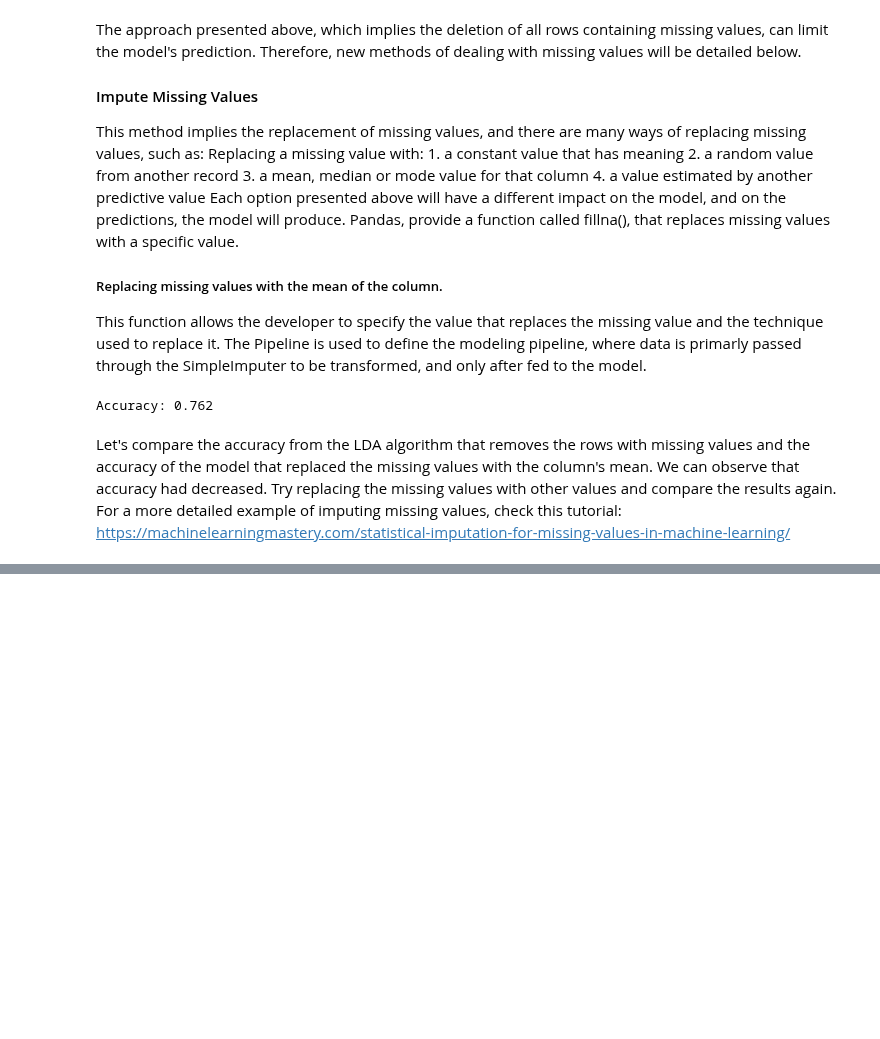
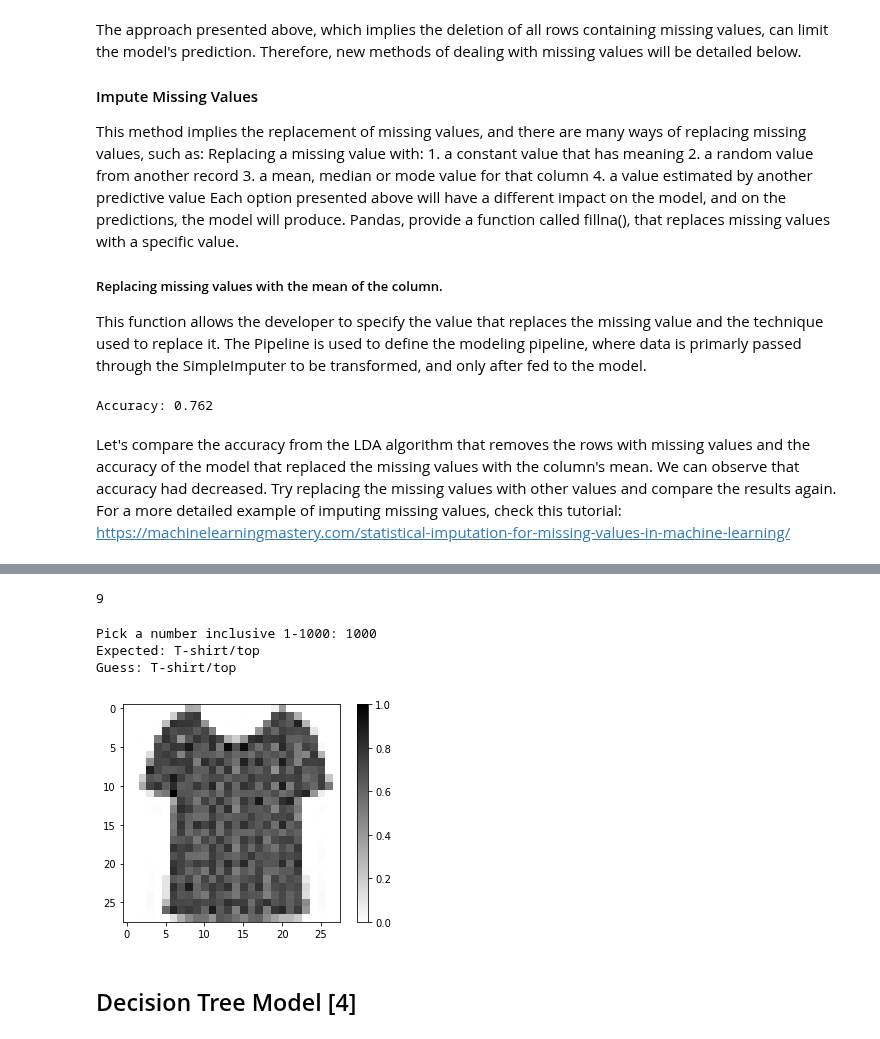
Before and after one commit to DoraTheodora/MachineLearning-Tutorial, a Jupyter notebook: CA2-Data Preprocessing and Algorithms.ipynb, the cells around one changed output, grey strips where cells are left out. Cells and saved outputs as stored; diff of their text form; code cells hidden in the pictures; blank space fills up the shorter version.

```diff
--- a/CA2-Data Preprocessing and Algorithms.ipynb
+++ b/CA2-Data Preprocessing and Algorithms.ipynb
@@ -280,0 +337,6 @@ Try replacing the missing values with other values and compare the results again
+# %%
+model.compile(optimizer='adam',
+              loss='sparse_categorical_crossentropy',
+              metrics=['accuracy'])
+# %%
+model.fit(train_images, train_labels, epochs=10)
@@ -280,0 +395,37 @@ Try replacing the missing values with other values and compare the results again
+# %%
+np.argmax(predictions[0])
+# %% [output]
+9
+# %%
+COLOR = 'white'
+plt.rcParams['text.color'] = COLOR
+plt.rcParams['axes.labelcolor'] = COLOR
+
+def predict(model, image, correct_label):
+    class_names = ['T-shirt/top', 'Trouser', 'Pullover', 'Dress', 'Coat',
+               'Sandal', 'Shirt', 'Sneaker', 'Bag', 'Ankle boot']
+    prediction = model.predict(np.array([image]))
+    predicted_class = class_names[np.argmax(prediction)]
+    show_image(image, class_names[correct_label], predicted_class)
+
+
+def show_image(img, label, guess):
+    plt.figure()
+    plt.imshow(img, cmap=plt.cm.binary)
+    print("Expected: " + label)
+    print("Guess: " + guess)
+    plt.colorbar()
+    plt.grid(False)
+    plt.show()
+
+num = int(input("Pick a number inclusive 1-1000: "))
+image = test_images[num]
+label = test_labels[num]
+predict(model, image, label)
+# %% [output]
+Pick a number inclusive 1-1000: 1000
+Expected: T-shirt/top
+Guess: T-shirt/top
+[figure, added]
+# %% [markdown]
+## Decision Tree Model [4]
```
Also changed, not shown: parts of 33 cells of this notebook.
